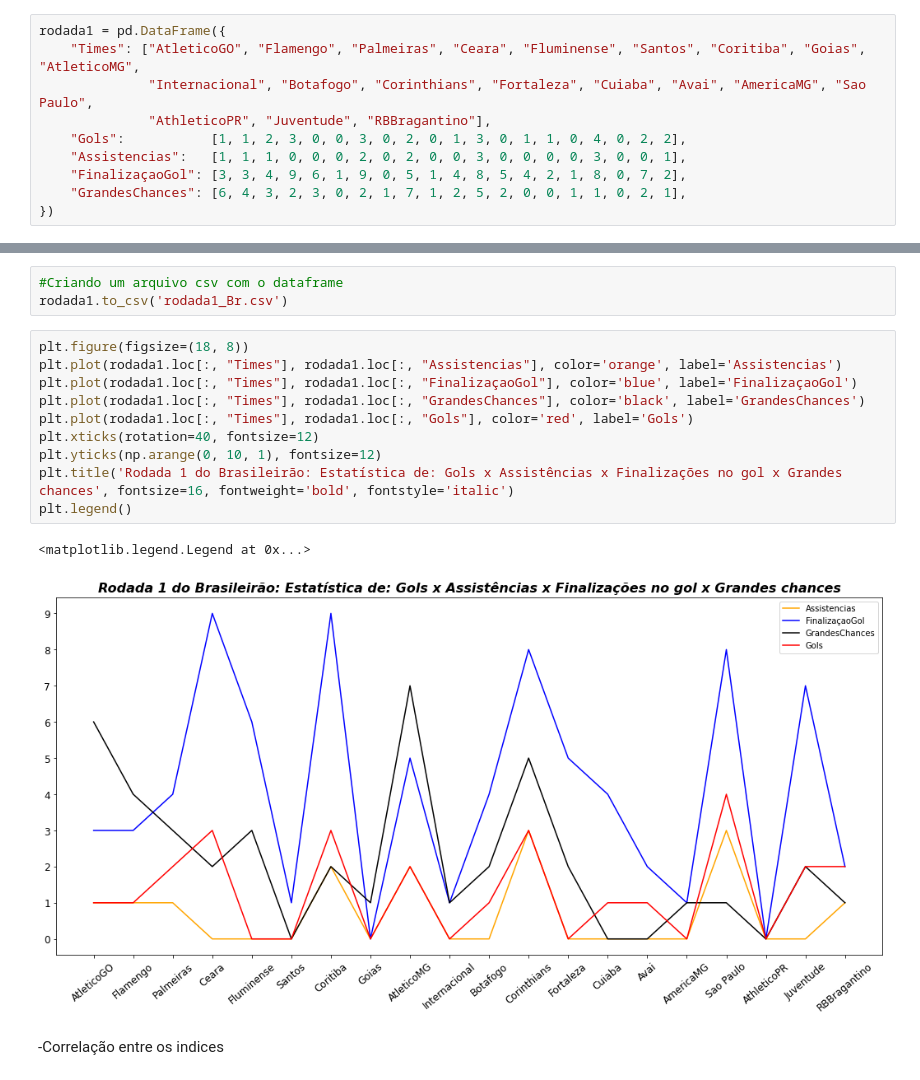
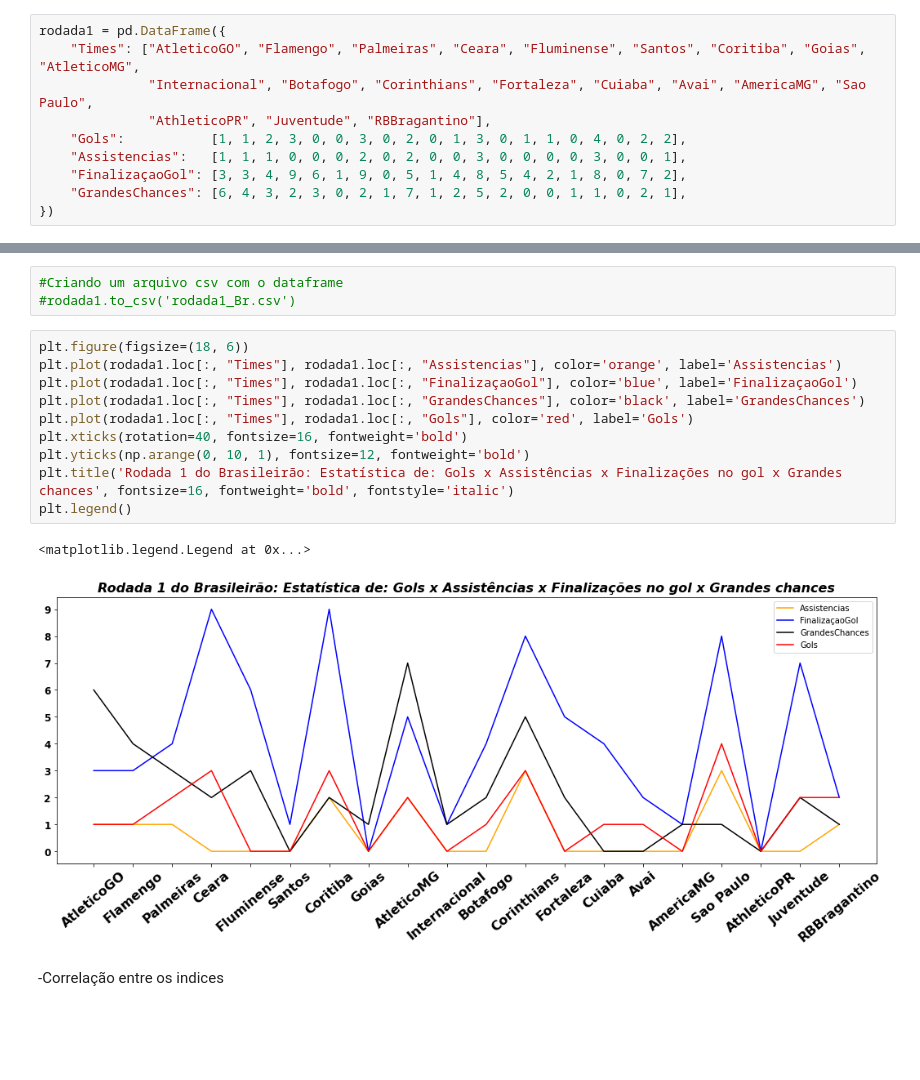
Before and after one commit to AzediasFabiano/TreinoVagaMercado, a Jupyter notebook: AnaliseFutBr.ipynb, the cells around one changed output, grey strips where cells are left out. Cells and saved outputs as stored; diff of their text form; blank space fills up the shorter version.

Commit message:
Segundada rodada

```diff
--- a/AnaliseFutBr.ipynb
+++ b/AnaliseFutBr.ipynb
@@ -33,19 +46,19 @@ rodada1.info()
 # %%
 #Criando um arquivo csv com o dataframe
-rodada1.to_csv('rodada1_Br.csv')
+#rodada1.to_csv('rodada1_Br.csv')
 # %%
-plt.figure(figsize=(18, 8))
+plt.figure(figsize=(18, 6))
 plt.plot(rodada1.loc[:, "Times"], rodada1.loc[:, "Assistencias"], color='orange', label='Assistencias')
 plt.plot(rodada1.loc[:, "Times"], rodada1.loc[:, "FinalizaçaoGol"], color='blue', label='FinalizaçaoGol')
 plt.plot(rodada1.loc[:, "Times"], rodada1.loc[:, "GrandesChances"], color='black', label='GrandesChances')
 plt.plot(rodada1.loc[:, "Times"], rodada1.loc[:, "Gols"], color='red', label='Gols')
-plt.xticks(rotation=40, fontsize=12)
-plt.yticks(np.arange(0, 10, 1), fontsize=12)
+plt.xticks(rotation=40, fontsize=16, fontweight='bold')
+plt.yticks(np.arange(0, 10, 1), fontsize=12, fontweight='bold')
 plt.title('Rodada 1 do Brasileirão: Estatística de: Gols x Assistências x Finalizações no gol x Grandes chances', fontsize=16, fontweight='bold', fontstyle='italic')
 plt.legend()
 # %% [output]
 <matplotlib.legend.Legend at 0x...>
-[figure, old version]
+[figure, new version]
 # %% [markdown]
 -Correlação entre os indices
 # %%
```
Also changed, not shown: parts of 18 cells of this notebook.
